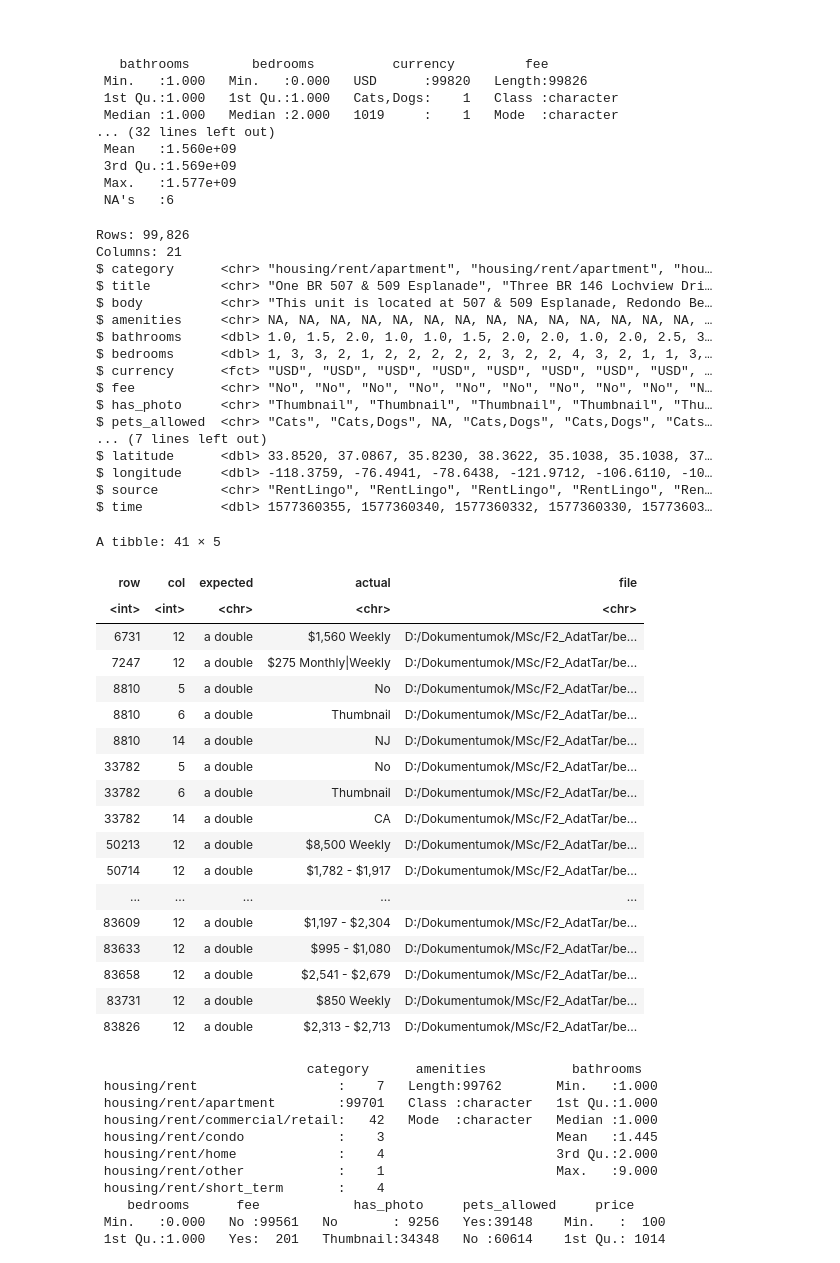
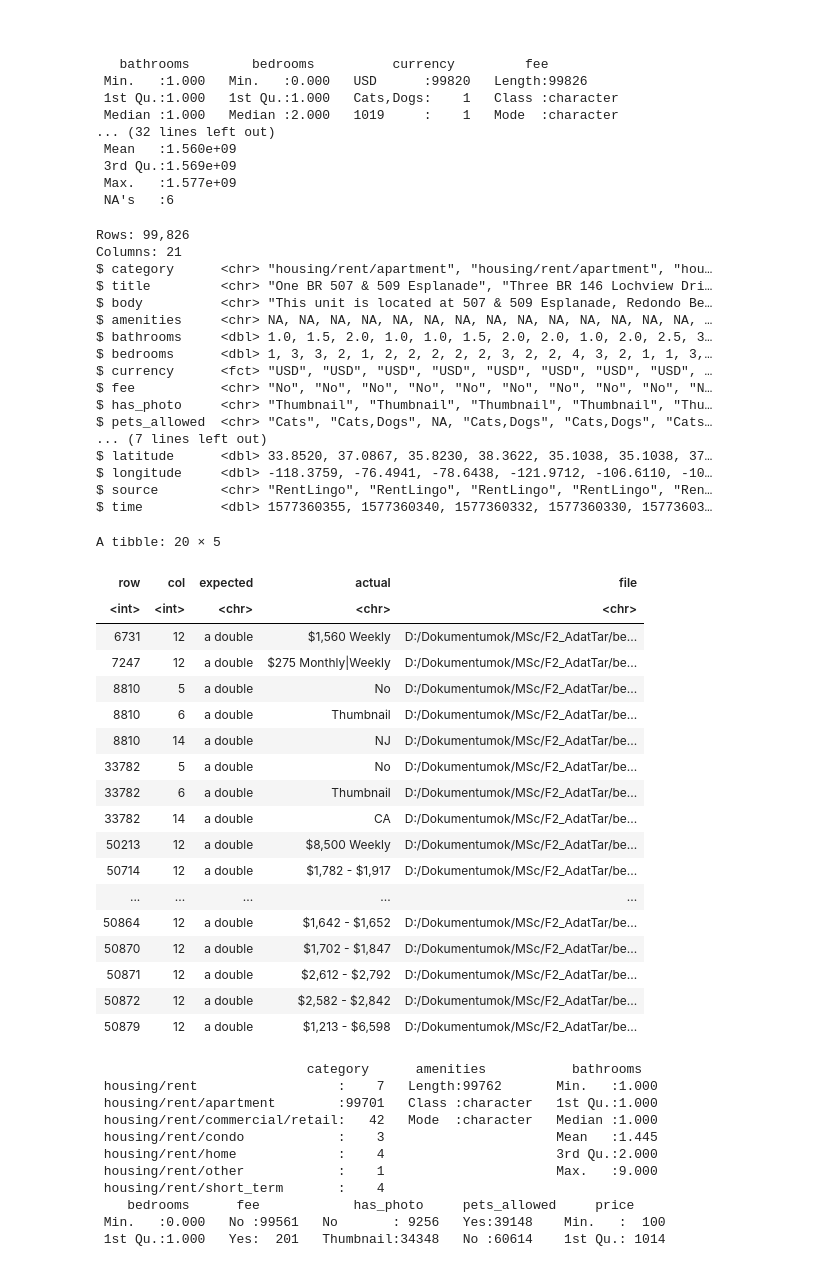
Before and after one commit to N0-0BIE/EX9BLV_ABTG, a Jupyter notebook: code/project.ipynb, the cells around one changed output. Saved outputs shown, nothing was run; the diff lists cells and outputs as text; code cells hidden in the pictures.

```diff
--- a/code/project.ipynb
+++ b/code/project.ipynb
@@ -12,18 +30,13 @@ options(repr.plot.width=8, repr.plot.height=6)
 # %%
-# sacramento = read_csv("out.csv", col_types=list(beds = col_integer(),
-#                                                             baths = col_integer(),
-#                                                             sq__ft = col_integer(),
-#                                                             price = col_integer(),
-#                                                             type = col_factor(),
-#                                                             zip = col_integer() ))
+# Adatok beolvasása
 
 df = read_csv("./../data/apartment_data.csv",
               col_types=list(
+                  currency = col_factor(),
                   bathrooms = col_double(),
                   bedrooms = col_double(),
                   price_display = col_double(),
-                  square_feet = col_double(),
-                  currency = col_factor()
+                  square_feet = col_double()
               ))
 # %% [output]
 Warning message:
@@ -56,44 +69,44 @@ summary(df)
 # Vizsgálat a hibákra
 glimpse(df)
 
-problems(df)
+head(problems(df), 20)
 # %% [output]
 Rows: 99,826
 Columns: 21
 $ category      <chr> "housing/rent/apartment", "housing/rent/apartment", "hou…
 $ title         <chr> "One BR 507 & 509 Esplanade", "Three BR 146 Lochview Dri…
 $ body          <chr> "This unit is located at 507 & 509 Esplanade, Redondo Be…
 $ amenities     <chr> NA, NA, NA, NA, NA, NA, NA, NA, NA, NA, NA, NA, NA, NA, …
 $ bathrooms     <dbl> 1.0, 1.5, 2.0, 1.0, 1.0, 1.5, 2.0, 2.0, 1.0, 2.0, 2.5, 3…
 $ bedrooms      <dbl> 1, 3, 3, 2, 1, 2, 2, 2, 2, 2, 3, 2, 2, 4, 3, 2, 1, 1, 3,…
 $ currency      <fct> "USD", "USD", "USD", "USD", "USD", "USD", "USD", "USD", …
 $ fee           <chr> "No", "No", "No", "No", "No", "No", "No", "No", "No", "N…
 $ has_photo     <chr> "Thumbnail", "Thumbnail", "Thumbnail", "Thumbnail", "Thu…
 $ pets_allowed  <chr> "Cats", "Cats,Dogs", NA, "Cats,Dogs", "Cats,Dogs", "Cats…
 ... (7 lines left out)
 $ latitude      <dbl> 33.8520, 37.0867, 35.8230, 38.3622, 35.1038, 35.1038, 37…
 $ longitude     <dbl> -118.3759, -76.4941, -78.6438, -121.9712, -106.6110, -10…
 $ source        <chr> "RentLingo", "RentLingo", "RentLingo", "RentLingo", "Ren…
 $ time          <dbl> 1577360355, 1577360340, 1577360332, 1577360330, 15773603…
-A tibble: 41 × 5
+A tibble: 20 × 5
 | row | col | expected | actual | file |
 | <int> | <int> | <chr> | <chr> | <chr> |
 | 6731 | 12 | a double | $1,560 Weekly | D:/Dokumentumok/MSc/F2_AdatTar/be... |
 | 7247 | 12 | a double | $275 Monthly|Weekly | D:/Dokumentumok/MSc/F2_AdatTar/be... |
 | 8810 | 5 | a double | No | D:/Dokumentumok/MSc/F2_AdatTar/be... |
 | 8810 | 6 | a double | Thumbnail | D:/Dokumentumok/MSc/F2_AdatTar/be... |
 | 8810 | 14 | a double | NJ | D:/Dokumentumok/MSc/F2_AdatTar/be... |
 | 33782 | 5 | a double | No | D:/Dokumentumok/MSc/F2_AdatTar/be... |
 | 33782 | 6 | a double | Thumbnail | D:/Dokumentumok/MSc/F2_AdatTar/be... |
 | 33782 | 14 | a double | CA | D:/Dokumentumok/MSc/F2_AdatTar/be... |
 | 50213 | 12 | a double | $8,500 Weekly | D:/Dokumentumok/MSc/F2_AdatTar/be... |
 | 50714 | 12 | a double | $1,782 - $1,917 | D:/Dokumentumok/MSc/F2_AdatTar/be... |
 | ... | ... | ... | ... | ... |
-| 83609 | 12 | a double | $1,197 - $2,304 | D:/Dokumentumok/MSc/F2_AdatTar/be... |
-| 83633 | 12 | a double | $995 - $1,080 | D:/Dokumentumok/MSc/F2_AdatTar/be... |
-| 83658 | 12 | a double | $2,541 - $2,679 | D:/Dokumentumok/MSc/F2_AdatTar/be... |
-| 83731 | 12 | a double | $850 Weekly | D:/Dokumentumok/MSc/F2_AdatTar/be... |
-| 83826 | 12 | a double | $2,313 - $2,713 | D:/Dokumentumok/MSc/F2_AdatTar/be... |
+| 50864 | 12 | a double | $1,642 - $1,652 | D:/Dokumentumok/MSc/F2_AdatTar/be... |
+| 50870 | 12 | a double | $1,702 - $1,847 | D:/Dokumentumok/MSc/F2_AdatTar/be... |
+| 50871 | 12 | a double | $2,612 - $2,792 | D:/Dokumentumok/MSc/F2_AdatTar/be... |
+| 50872 | 12 | a double | $2,582 - $2,842 | D:/Dokumentumok/MSc/F2_AdatTar/be... |
+| 50879 | 12 | a double | $1,213 - $6,598 | D:/Dokumentumok/MSc/F2_AdatTar/be... |
 # %%
 # Adattisztítás a summary alapján
 dfc = df
```
Also changed, not shown: parts of 12 cells of this notebook.
